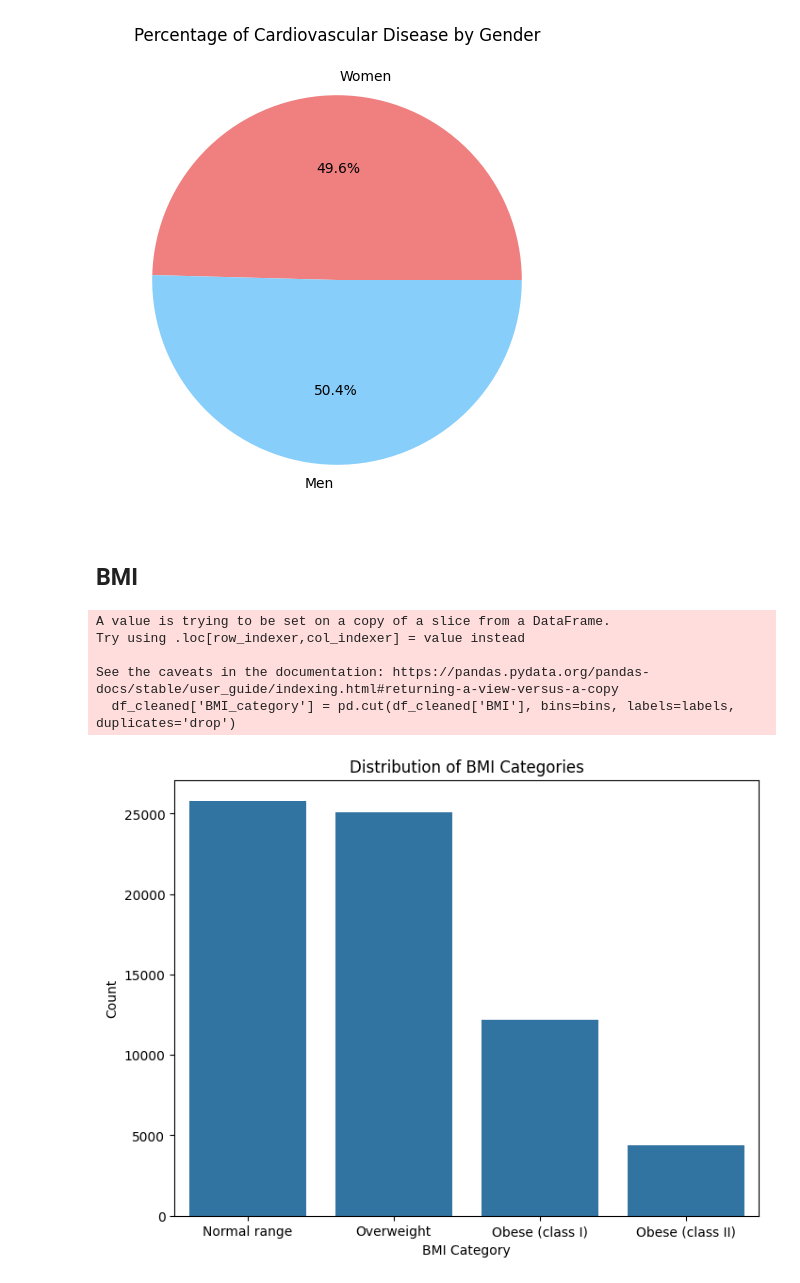
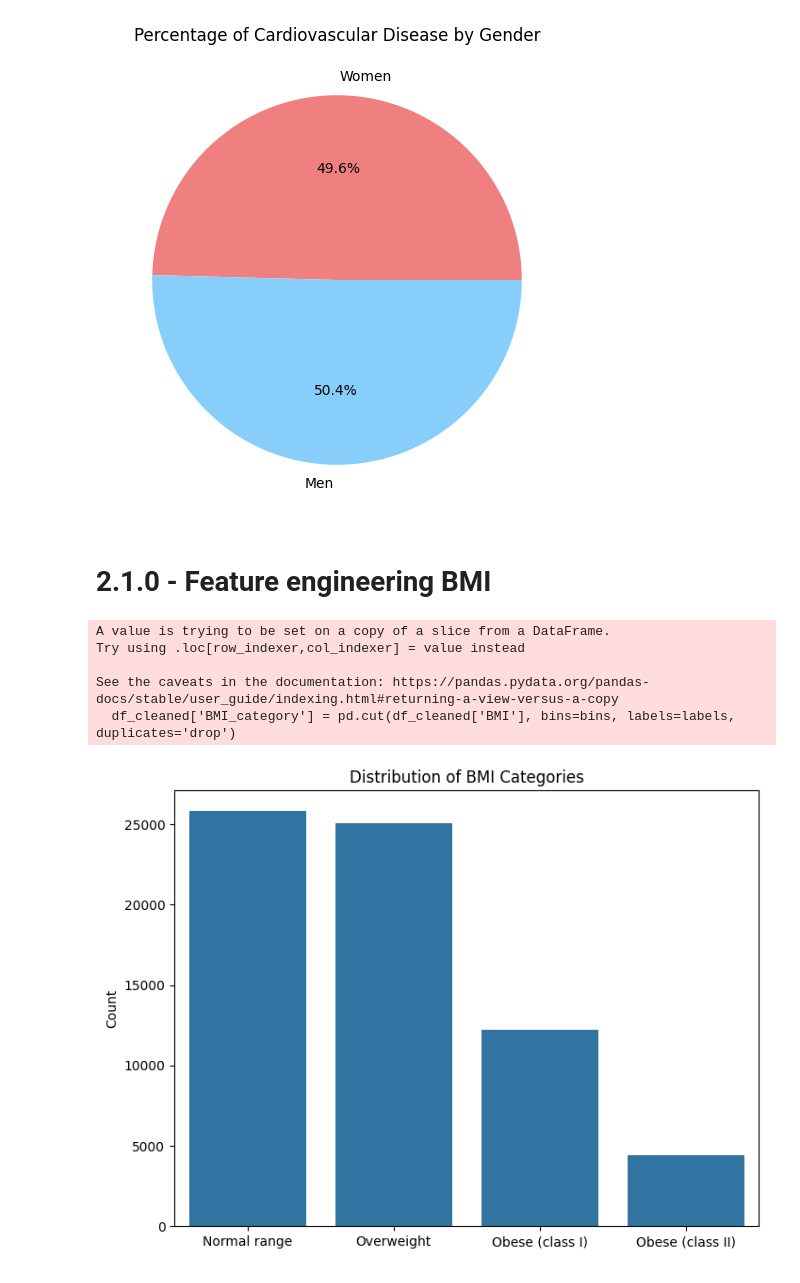
Before and after one commit to SandraAnder/AI-Sandra-Andersson-OPA23, a Jupyter notebook: labs/Lab1/Lab1.ipynb, the cells around one changed output. Drawn from its saved outputs; the diff is of its cells as text; code cells hidden in the pictures.

```diff
--- a/labs/Lab1/Lab1.ipynb
+++ b/labs/Lab1/Lab1.ipynb
@@ -685,33 +685,33 @@ plt.title('Percentage of Cardiovascular Disease by Gender')
 plt.show()
 # %% [output]
 [figure]
-# %% [markdown]
-## BMI
+# %% [markdown]
+# 2.1.0 - Feature engineering BMI
 # %%
 # Beräknar BMI
 df_cardio['BMI'] = df_cardio['weight'] / (df_cardio['height'] / 100) ** 2
 
 # Rensar orimliga BMI-värden och outliers
 min_bmi = 18.5
 max_bmi = 40.0
 df_cleaned = df_cardio[(df_cardio['BMI'] >= min_bmi) & (df_cardio['BMI'] <= max_bmi)]
 
 # Skapar BMI-feature
 bins = [min_bmi, 25, 30, 35, 40, max_bmi]
 labels = ['Normal range', 'Overweight', 'Obese (class I)', 'Obese (class II)']
 df_cleaned['BMI_category'] = pd.cut(df_cleaned['BMI'], bins=bins, labels=labels, duplicates='drop')
 
 # Visualiserar antalet personer i varje BMI-kategori
 plt.figure(figsize=(8, 6))
 sns.countplot(x='BMI_category', data=df_cleaned, order=labels)
 plt.title('Distribution of BMI Categories')
-plt.xlabel('BMI Category')
+plt.xlabel('')
 plt.ylabel('Count')
 plt.show()
 # %% [output]
 A value is trying to be set on a copy of a slice from a DataFrame.
 Try using .loc[row_indexer,col_indexer] = value instead
 
 See the caveats in the documentation: https://pandas.pydata.org/pandas-docs/stable/user_guide/indexing.html#returning-a-view-versus-a-copy
   df_cleaned['BMI_category'] = pd.cut(df_cleaned['BMI'], bins=bins, labels=labels, duplicates='drop')
-[figure, old version]
+[figure, new version]
```
Also changed, not shown: parts of 7 cells of this notebook.
